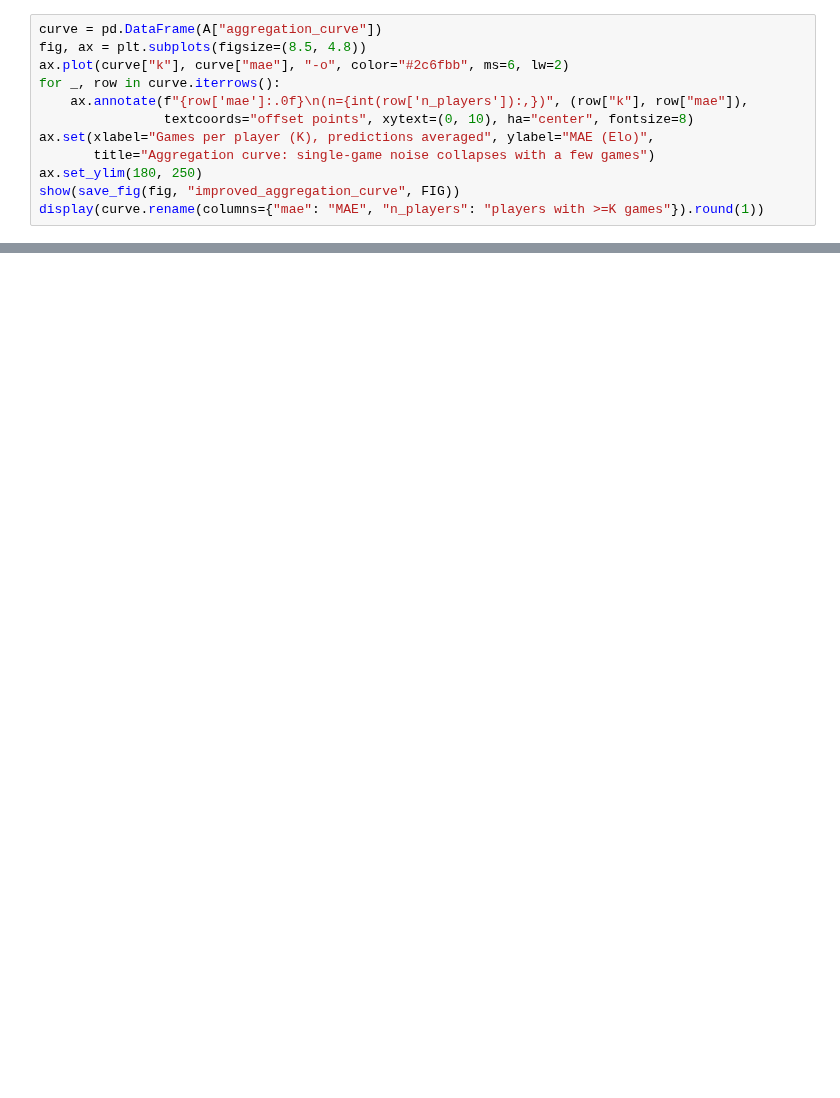
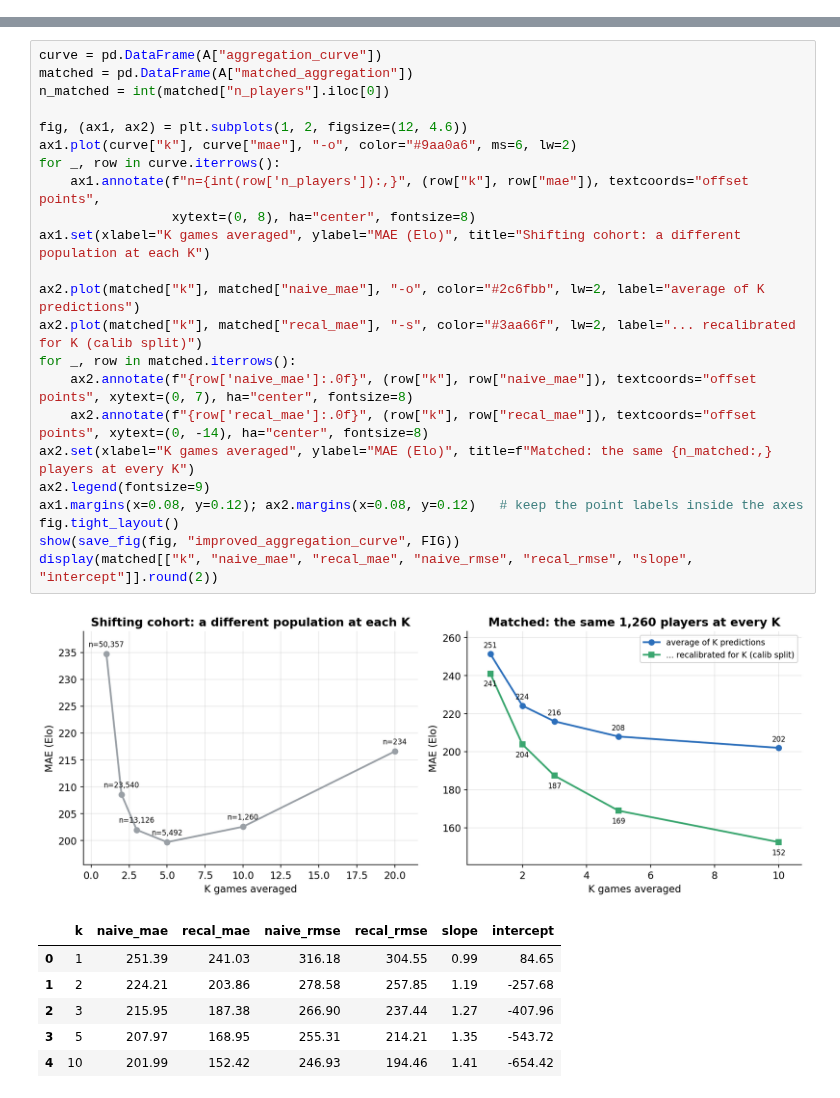
Before and after one commit to barakpe/chess-rating, a Jupyter notebook: notebooks/04_improved_model.ipynb, the cells around one changed output, grey strips where cells are left out. Cells and saved outputs as stored; diff of their text form; blank space fills up the shorter version.

```diff
--- a/notebooks/04_improved_model.ipynb
+++ b/notebooks/04_improved_model.ipynb
@@ -233,12 +0,0 @@ predictions collapses the noise. This is the chart the whole project builds to.
-# %%
-curve = pd.DataFrame(A["aggregation_curve"])
-fig, ax = plt.subplots(figsize=(8.5, 4.8))
-ax.plot(curve["k"], curve["mae"], "-o", color="#2c6fbb", ms=6, lw=2)
-for _, row in curve.iterrows():
-    ax.annotate(f"{row['mae']:.0f}\n(n={int(row['n_players']):,})", (row["k"], row["mae"]),
-                textcoords="offset points", xytext=(0, 10), ha="center", fontsize=8)
-ax.set(xlabel="Games per player (K), predictions averaged", ylabel="MAE (Elo)",
-       title="Aggregation curve: single-game noise collapses with a few games")
-ax.set_ylim(180, 250)
-show(save_fig(fig, "improved_aggregation_curve", FIG))
-display(curve.rename(columns={"mae": "MAE", "n_players": "players with >=K games"}).round(1))
@@ -265,0 +318,31 @@ noise floor we cannot?* — and closes three independent hypotheses to answer it
+# %%
+curve = pd.DataFrame(A["aggregation_curve"])
+matched = pd.DataFrame(A["matched_aggregation"])
+n_matched = int(matched["n_players"].iloc[0])
+
+fig, (ax1, ax2) = plt.subplots(1, 2, figsize=(12, 4.6))
+ax1.plot(curve["k"], curve["mae"], "-o", color="#9aa0a6", ms=6, lw=2)
+for _, row in curve.iterrows():
+    ax1.annotate(f"n={int(row['n_players']):,}", (row["k"], row["mae"]), textcoords="offset points",
+                 xytext=(0, 8), ha="center", fontsize=8)
+ax1.set(xlabel="K games averaged", ylabel="MAE (Elo)", title="Shifting cohort: a different population at each K")
+
+ax2.plot(matched["k"], matched["naive_mae"], "-o", color="#2c6fbb", lw=2, label="average of K predictions")
+ax2.plot(matched["k"], matched["recal_mae"], "-s", color="#3aa66f", lw=2, label="... recalibrated for K (calib split)")
+for _, row in matched.iterrows():
+    ax2.annotate(f"{row['naive_mae']:.0f}", (row["k"], row["naive_mae"]), textcoords="offset points", xytext=(0, 7), ha="center", fontsize=8)
+    ax2.annotate(f"{row['recal_mae']:.0f}", (row["k"], row["recal_mae"]), textcoords="offset points", xytext=(0, -14), ha="center", fontsize=8)
+ax2.set(xlabel="K games averaged", ylabel="MAE (Elo)", title=f"Matched: the same {n_matched:,} players at every K")
+ax2.legend(fontsize=9)
+ax1.margins(x=0.08, y=0.12); ax2.margins(x=0.08, y=0.12)   # keep the point labels inside the axes
+fig.tight_layout()
+show(save_fig(fig, "improved_aggregation_curve", FIG))
+display(matched[["k", "naive_mae", "recal_mae", "naive_rmse", "recal_rmse", "slope", "intercept"]].round(2))
+# %% [output]
+[figure, added]
+|  | k | naive_mae | recal_mae | naive_rmse | recal_rmse | slope | intercept |
+| 0 | 1 | 251.39 | 241.03 | 316.18 | 304.55 | 0.99 | 84.65 |
+| 1 | 2 | 224.21 | 203.86 | 278.58 | 257.85 | 1.19 | -257.68 |
+| 2 | 3 | 215.95 | 187.38 | 266.90 | 237.44 | 1.27 | -407.96 |
+| 3 | 5 | 207.97 | 168.95 | 255.31 | 214.21 | 1.35 | -543.72 |
+| 4 | 10 | 201.99 | 152.42 | 246.93 | 194.46 | 1.41 | -654.42 |
```
Also changed, not shown: parts of 43 cells of this notebook, 38 other files.
